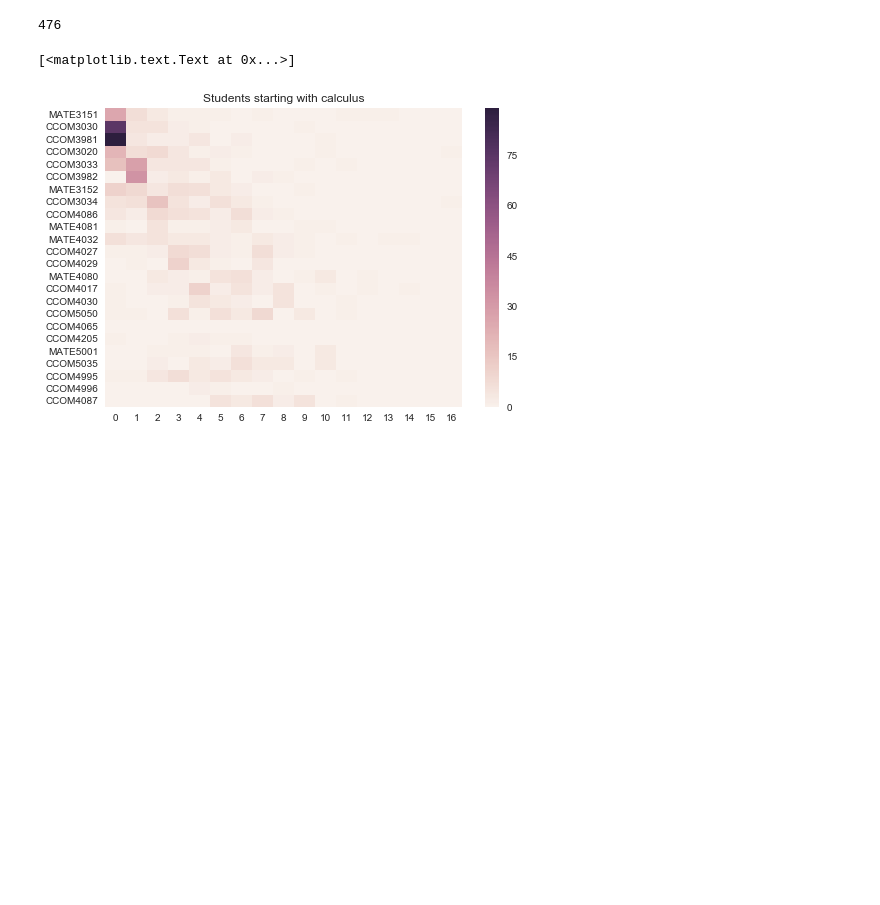
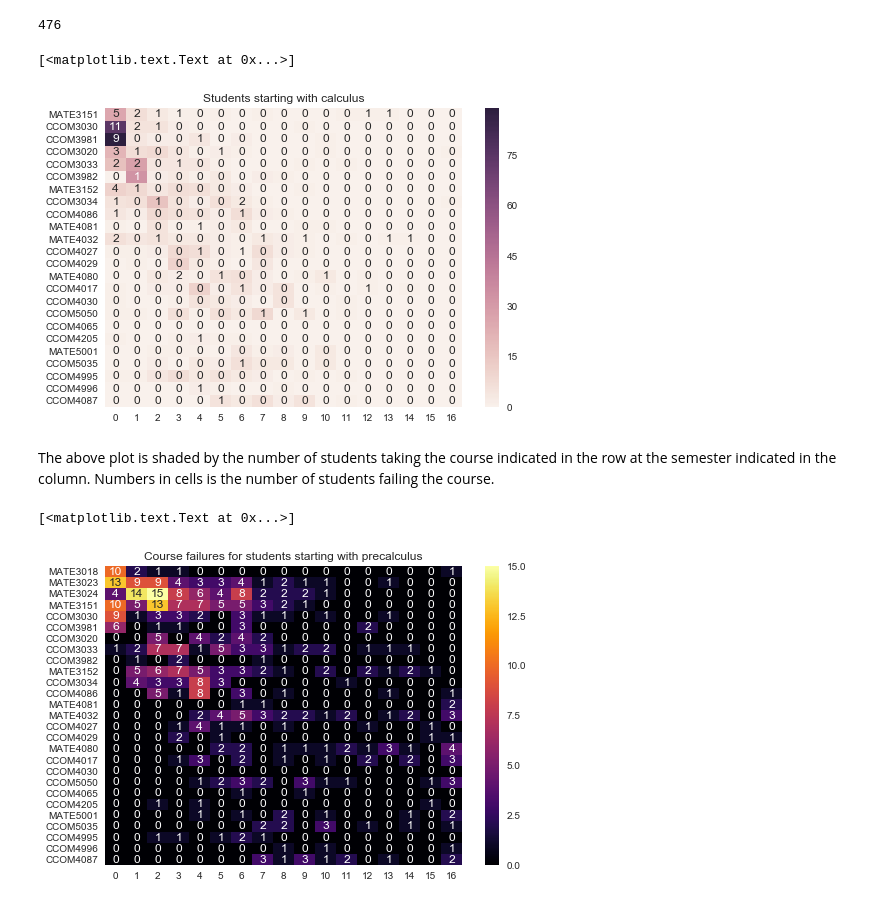
Before and after one commit to humberto-ortiz/stumap, a Jupyter notebook: stumap.ipynb, the cells around one changed output. Saved outputs shown, nothing was run; the diff lists cells and outputs as text; code cells hidden in the pictures; blank space fills up the shorter version.

```diff
--- a/stumap.ipynb
+++ b/stumap.ipynb
@@ -79,7 +76,7 @@ def getseq(students):
     freqs = defaultdict(int)
     for student in students.keys():
         for i in range(len(students[student])):
-            course, elapsed = students[student][i]
+            course, elapsed, grade = students[student][i]
             freqs[course] += i
     return list(map(lambda item: item[0], sorted(freqs.items(), key=lambda item: (item[1], item[0]))))
 # %%
@@ -205,6 +228,14 @@ len(calc_stu)
 # %%
-ax = sns.heatmap(heatmap(clean(calc_stu, prog2016[3:]), prog2016[3:]), cmap = None)
+ax = sns.heatmap(heatmap(clean(calc_stu, prog2016[3:]), prog2016[3:]), cmap = None, annot=calc_failcount)
 ax.set(title="Students starting with calculus")
 # %% [output]
 [<matplotlib.text.Text at 0x...>]
-[figure, old version]
+[figure, new version]
+# %% [markdown]
+The above plot is shaded by the number of students taking the course indicated in the row at the semester indicated in the column. Numbers in cells is the number of students failing the course.
+# %%
+ax = sns.heatmap(precalc_failcounts,cmap = "inferno", annot=precalc_failcounts)
+ax.set(title="Course failures for students starting with precalculus")
+# %% [output]
+[<matplotlib.text.Text at 0x...>]
+[figure, added]
```
Also changed, not shown: parts of 13 cells of this notebook.
